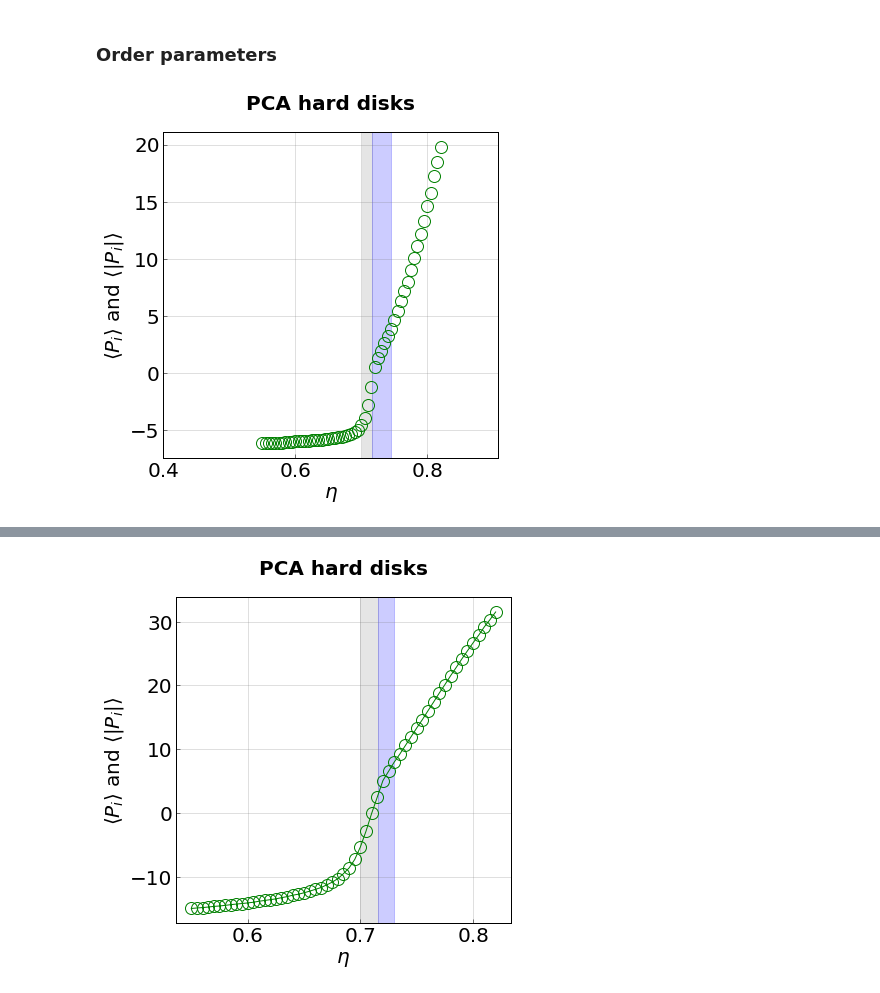
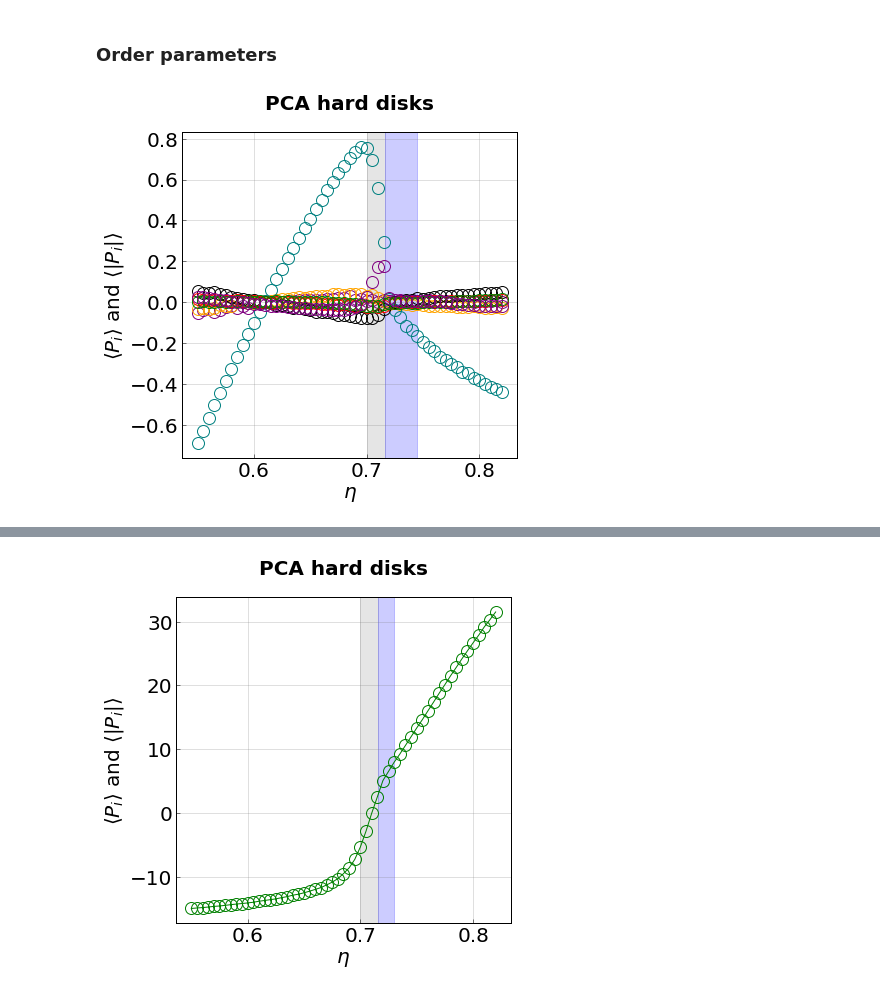
Before and after one commit to truskett-group-ut/hard_disks_pca, a Jupyter notebook: analysis_notebook.ipynb, the cells around one changed output, grey strips where cells are left out. Saved outputs shown, nothing was run; the diff lists cells and outputs as text; code cells hidden in the pictures.

```diff
--- a/analysis_notebook.ipynb
+++ b/analysis_notebook.ipynb
@@ -287,0 +386,21 @@ elif mode == 'ref_data':
+# %%
+num_frames = 100
+dr = 0.05
+
+pos_spt = []
+for etas_, file_base, frame_samples in __file_data__:
+    for eta in etas_:
+        print 'eta={}\n'.format(eta)
+        filename = "{}/trajectory_{:.4f}.{}".format(file_base, eta, __traj_type__)
+        frames = ReadTraj(filename, __traj_type__, shuffle_data, False, remove_types)
+
+        #control the number of total frames to analyze
+        len_frames_init = len(frames)
+        frames = DownSampleFrames(frames, num_frames)
+        print 'using {} frames of {} total'.format(len(frames), len_frames_init)
+
+        #calculate the suscept and store rdfs too
+        ps, r, gr = PositionalSuceptibility(frames, dr)
+        pos_spt.append(ps)
+
+pos_spt = array(pos_spt)
@@ -554,16 +772,19 @@ Since the data is generally a result of two nested models the "true" intuitive f
 from numpy import dot
 # %%
 components = dot(incpca.components_, incpca_ig.components_)
+# %%
+components = incpca.components_
 # %%
 j = 0
 for i in arange(6,100,6):
     j = j + i
-    #plt.axvline(x=j, color='r', linestyle='--')
+    plt.axvline(x=j, color='r', linestyle='--')
+    print j
 #plt.axvline(x=90, color='b', linestyle='--')
 
 #plot the principal components
 colors = 200*['green', 'purple', 'orange', 'teal', 'black', 'red']
-for i in range(15,16):
+for i in range(0,1):
     p_data = components[i]
     plt.plot(1+array(range(len(p_data))), p_data, marker='o', linewidth = 1.0, markersize=5, color = colors[i])
 
@@ -584,7 +805,7 @@ plt.rcParams['xtick.direction'] = 'in'
 plt.rcParams['ytick.direction'] = 'in'
 
 #axis range and labels (also specify if log or not)
-#plt.xlim(0,400)
+plt.xlim(0,80)
 #plt.ylim(-0.001,0.001)
 #plt.ylim(0,0.5)
 #plt.ylim(-2,1.5)
@@ -616,6 +853,7 @@ True
 #OPs_10_100 = OPs
 #OPs_abs_3000 = OPs_abs
 #OPs_std_3000 = OPs_std
+OPs = array(OPs)
 # %% [markdown]
 ### Order parameters
 # %%
@@ -625,10 +863,10 @@ plt.axvspan(0.716, 0.745, alpha=0.2, color='blue')
 
 #plot the principal components
 colors = 200*['green', 'purple', 'orange', 'teal', 'black', 'red']
-for i in range(0,1): #12,13
+for i in range(1, 8): #12,13
     p_data = OPs[:,i]
-    plt.plot(etas, -(p_data), marker='o', linewidth = 0.0, markersize=12, color = colors[i], markerfacecolor='None')
-    p_data = OPs_10_100[:,i]
+    plt.plot(etas, (p_data), marker='o', linewidth = 0.0, markersize=12, color = colors[i], markerfacecolor='None')
+    #p_data = OPs_10_100[:,i]
     #plt.plot(etas, -(p_data), marker='o', linewidth = 0.0, markersize=4, color = colors[i], markerfacecolor='green')
     #p_data = OPs_abs[:,i]
     #plt.plot(etas, (p_data), marker='o', linewidth = 1.0, markersize=12, color = colors[i])
@@ -639,32 +877,32 @@ axes = plt.gca()
 axes.grid(b = True, which = 'both', axis = 'both', color = 'gray', linestyle = '-', alpha = 0.5, linewidth = 0.5)
 axes.set_axis_bgcolor('white')
 
 #font scpecifications
 title_font = {'family' : 'arial', 'color'  : 'black', 'weight' : 'heavy','size': 20}
 axis_label_font = {'family' : 'arial', 'color'  : 'black', 'weight' : 'normal','size': 20}
 
 #figure size and tick style
 plt.rcParams["figure.figsize"] = [6,6]
 plt.rc('axes',edgecolor='black',linewidth=1)
 plt.tick_params(which='both', axis='both', color='black', length=4, width=0.5)
 plt.rcParams['xtick.direction'] = 'in'
 plt.rcParams['ytick.direction'] = 'in'
 
 #axis range and labels (also specify if log or not)
-plt.xlim(0.4, 0.9069)
+#plt.xlim(0.4, 0.9069)
 #plt.ylim(1,3)
 
 #plt.ylim(-7,5)
 #plt.yscale('log')
 
 #plt.yscale('log')
 plt.xlabel(r'$\eta$', y=3, fontsize=20, fontdict = axis_label_font)
 plt.ylabel(r'$\langle P_{i} \rangle$ and $\langle |P_{i}| \rangle$', fontsize=20, fontdict = axis_label_font)
 
 #title and axis labels
 plt.tick_params(axis='both', labelsize=20)
 plt.title('PCA hard disks', y=1.05, fontdict = title_font)
 
 plt.show()
 # %% [output]
-[figure, old version]
+[figure, new version]
```
Also changed, not shown: parts of 69 cells of this notebook, 4 other files.
